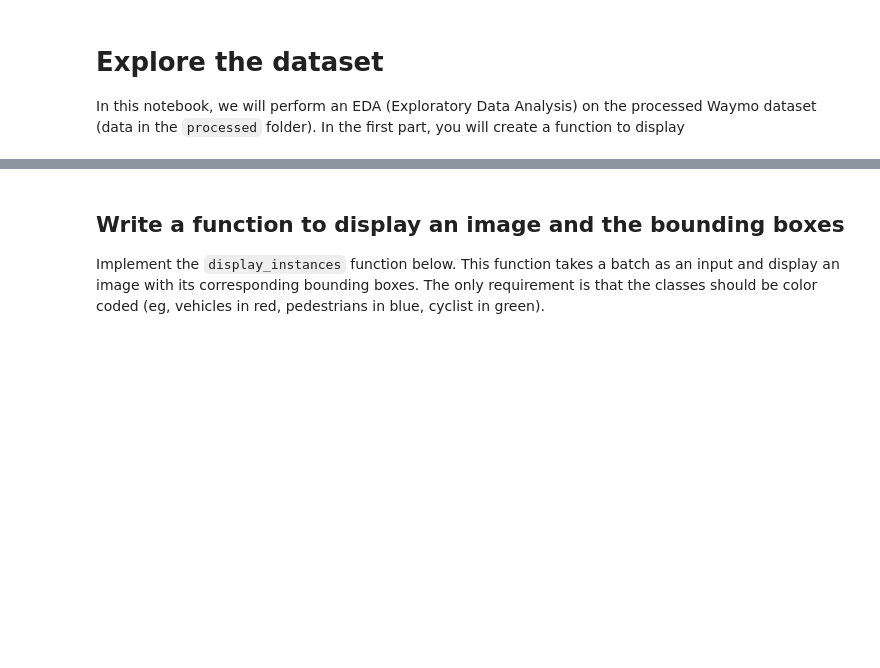
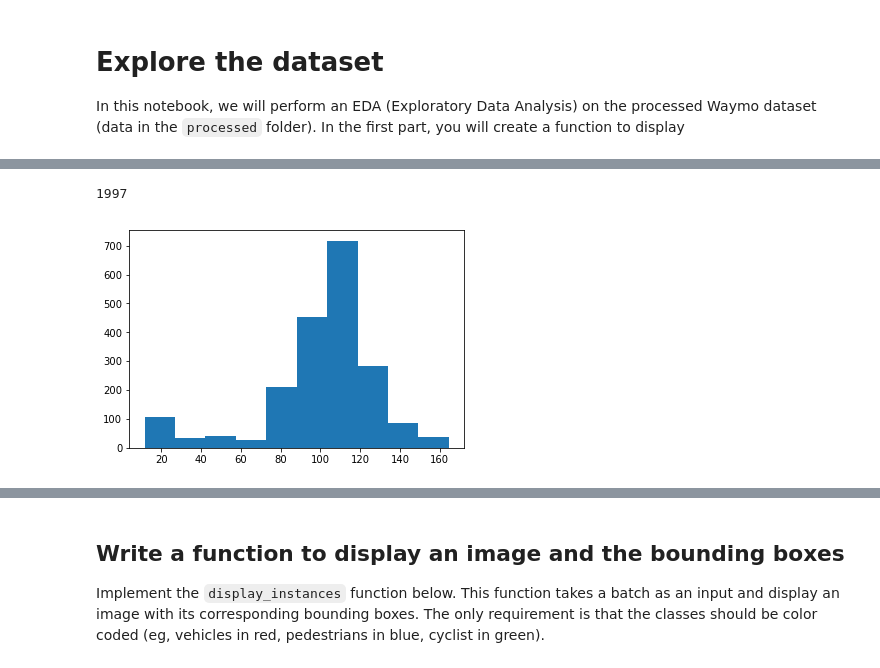
Before and after one commit to udacity/nd013-c1-vision-starter, a Jupyter notebook: Exploratory Data Analysis.ipynb, the cells around one changed output, grey strips where cells are left out. Cells and saved outputs as stored; diff of their text form; code cells hidden in the pictures; blank space fills up the shorter version.

```diff
--- a/Exploratory Data Analysis.ipynb
+++ b/Exploratory Data Analysis.ipynb
@@ -11,3 +51,9 @@ import matplotlib.patches as patches
+# %%
+print(len(mean_pixel_vals))
+plt.hist(mean_pixel_vals);
+# %% [output]
+1997
+[figure, added]
 # %%
 dataset = get_dataset("/app/project/processed_data/processed/*.tfrecord")
 # %% [output]
```
Also changed, not shown: parts of 7 cells of this notebook.
